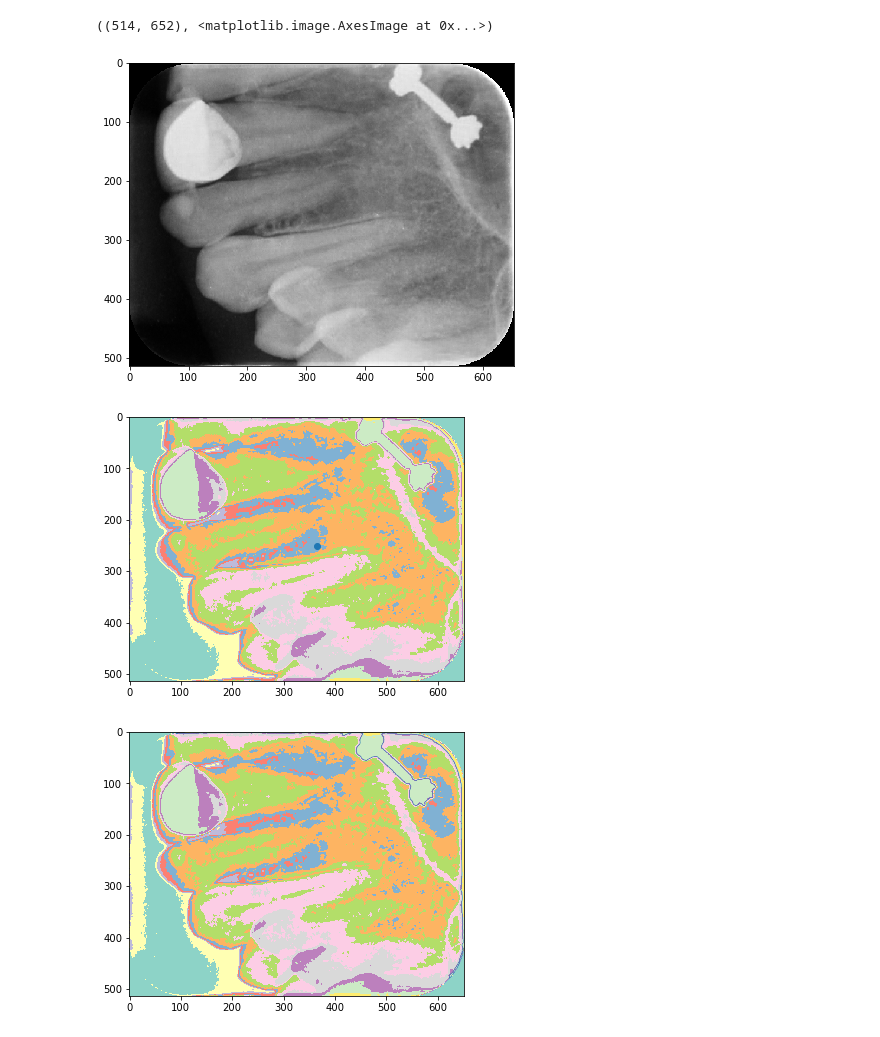
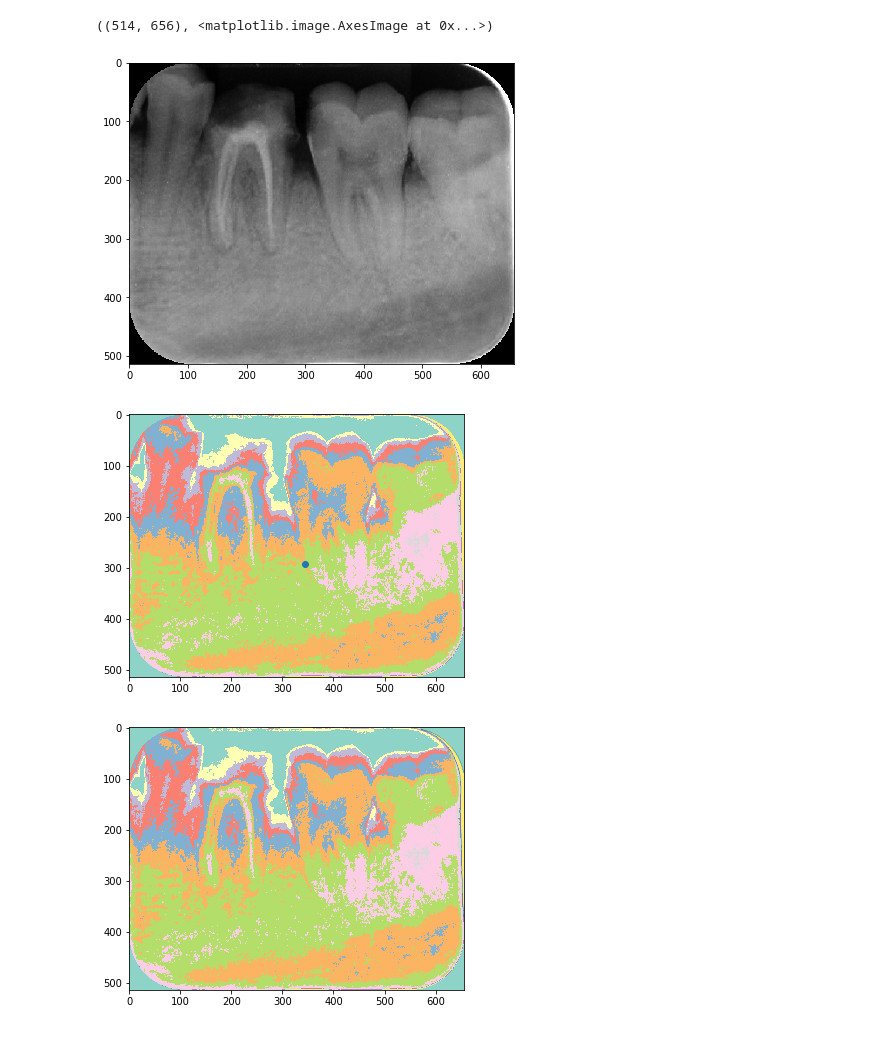
Before and after one commit to qfaizan401/Project-Dentistry, a Jupyter notebook: project/Feature-Extraction by me.ipynb, the cells around one changed output. Saved outputs shown, nothing was run; the diff lists cells and outputs as text; code cells hidden in the pictures.

```diff
--- a/project/Feature-Extraction by me.ipynb
+++ b/project/Feature-Extraction by me.ipynb
@@ -13,11 +13,11 @@ import scipy.ndimage as ndi
 from pylab import rcParams
 rcParams['figure.figsize'] = (6, 6)
 # %%
-image = imread('sample_data/images/2.jpg', as_gray=True)
+image = imread('Data/sample_data/images/10.jpg', as_gray=True)
 image.shape, imshow(image)
 # %% [output]
-((514, 652), <matplotlib.image.AxesImage at 0x...>)
+((514, 656), <matplotlib.image.AxesImage at 0x...>)
-[figure, old version]
+[figure, new version]
 # %%
 # using image processing module of scipy to find the center of the leaf
 cy, cx = ndi.center_of_mass(image)
@@ -26,7 +26,7 @@ plt.imshow(image, cmap='Set3')  # show me the leaf
 plt.scatter(cx, cy)           # show me its center
 plt.show()
 # %% [output]
-[figure, old version]
+[figure, new version]
 # %%
 contours = measure.find_contours(image, .8)
 
@@ -38,7 +38,7 @@ plt.plot(contour[::,1], contour[::,0], linewidth=0.5)  # (I will explain this [:
 plt.imshow(image, cmap='Set3')
 plt.show()
 # %% [output]
-[figure, old version]
+[figure, new version]
 # %%
 def cart2pol(x, y):
     rho = np.sqrt(x**2 + y**2)
```
Also changed, not shown: parts of 9 cells of this notebook, 4 other files.
